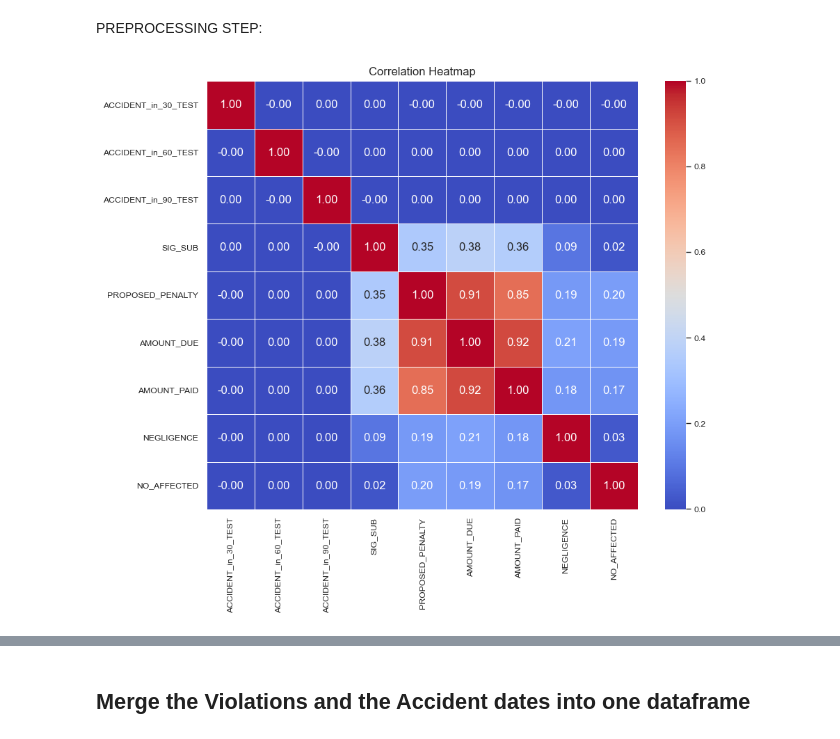
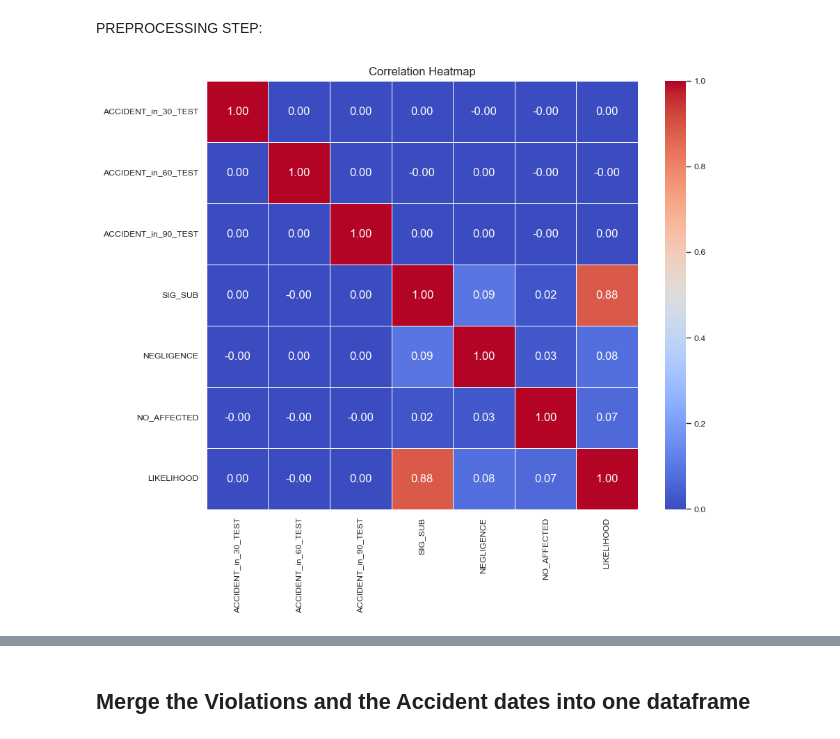
Before and after one commit to hdavis-sandiego/ADS-capstone, a Jupyter notebook: Capstone - Pre-Processing.ipynb, the cells around one changed output, grey strips where cells are left out. Drawn from its saved outputs; the diff is of its cells as text; code cells hidden in the pictures.

```diff
--- a/Capstone - Pre-Processing.ipynb
+++ b/Capstone - Pre-Processing.ipynb
@@ -566,6 +583,7 @@ PREPROCESSING STEP:
 # Change to binary yes or no
 violations_data['SIG_SUB'] = violations_data['SIG_SUB'].replace({'N': 0, 'Y': 1})
 
+# NEGLIGENCE
 # Change to Ordinal values
 negligence_mapping = {
     'LowNegligence': 1,
@@ -576,23 +594,36 @@ negligence_mapping = {
 }
 
 violations_data['NEGLIGENCE'] = violations_data['NEGLIGENCE'].replace(negligence_mapping)
+
+# LIKELIHOOD
+# Change to Ordinal values
+likelihood_mapping = {
+    'Unlikely': 1,
+    'Reasonably': 2,
+    'NoLikelihood': 0,
+    'Highly': 3,
+    'Occurred': 4
+}
+
+violations_data['LIKELIHOOD'] = violations_data['LIKELIHOOD'].map(likelihood_mapping)
 # %%
 # Select the columns for the heatmap
-heatmap_columns = ['ACCIDENT_in_30_TEST', 'ACCIDENT_in_60_TEST', 'ACCIDENT_in_90_TEST', 'SIG_SUB', 'PROPOSED_PENALTY', 'AMOUNT_DUE', 'AMOUNT_PAID', 'NEGLIGENCE', 'NO_AFFECTED']
+#heatmap_columns = ['ACCIDENT_in_30_TEST', 'ACCIDENT_in_60_TEST', 'ACCIDENT_in_90_TEST', 'SIG_SUB', 'PROPOSED_PENALTY', 'AMOUNT_DUE', 'AMOUNT_PAID', 'NEGLIGENCE', 'NO_AFFECTED', 'LIKELIHOOD']
+heatmap_columns = ['ACCIDENT_in_30_TEST', 'ACCIDENT_in_60_TEST', 'ACCIDENT_in_90_TEST', 'SIG_SUB', 'NEGLIGENCE', 'NO_AFFECTED', 'LIKELIHOOD']
 
 # Calculate the correlation matrix
 correlation_matrix = violations_data[heatmap_columns].corr()
 
 # Set seaborn context and font scale
 sns.set(font_scale=1.2)
 sns.set_context("paper", rc={"font.size": 12, "axes.titlesize": 12, "axes.labelsize": 12})
 
 # Create a heatmap using seaborn
 plt.figure(figsize=(10, 8))
 sns.heatmap(correlation_matrix, annot=True, cmap='coolwarm', fmt='.2f', linewidths=0.5)
 
 # Set title and display the plot
 plt.title("Correlation Heatmap")
 plt.show()
 # %% [output]
-[figure, old version]
+[figure, new version]
```
Also changed, not shown: parts of 18 cells of this notebook.
